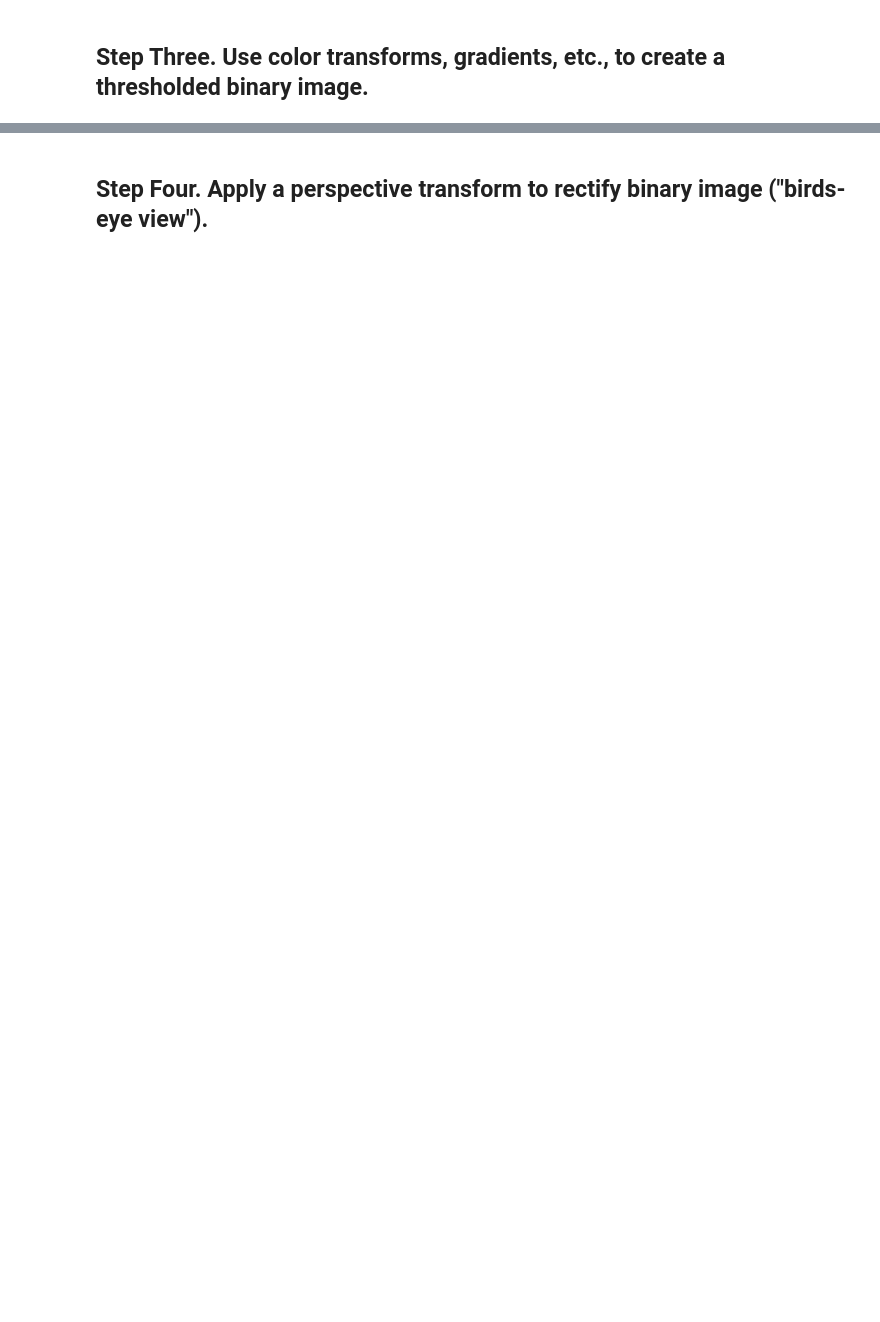
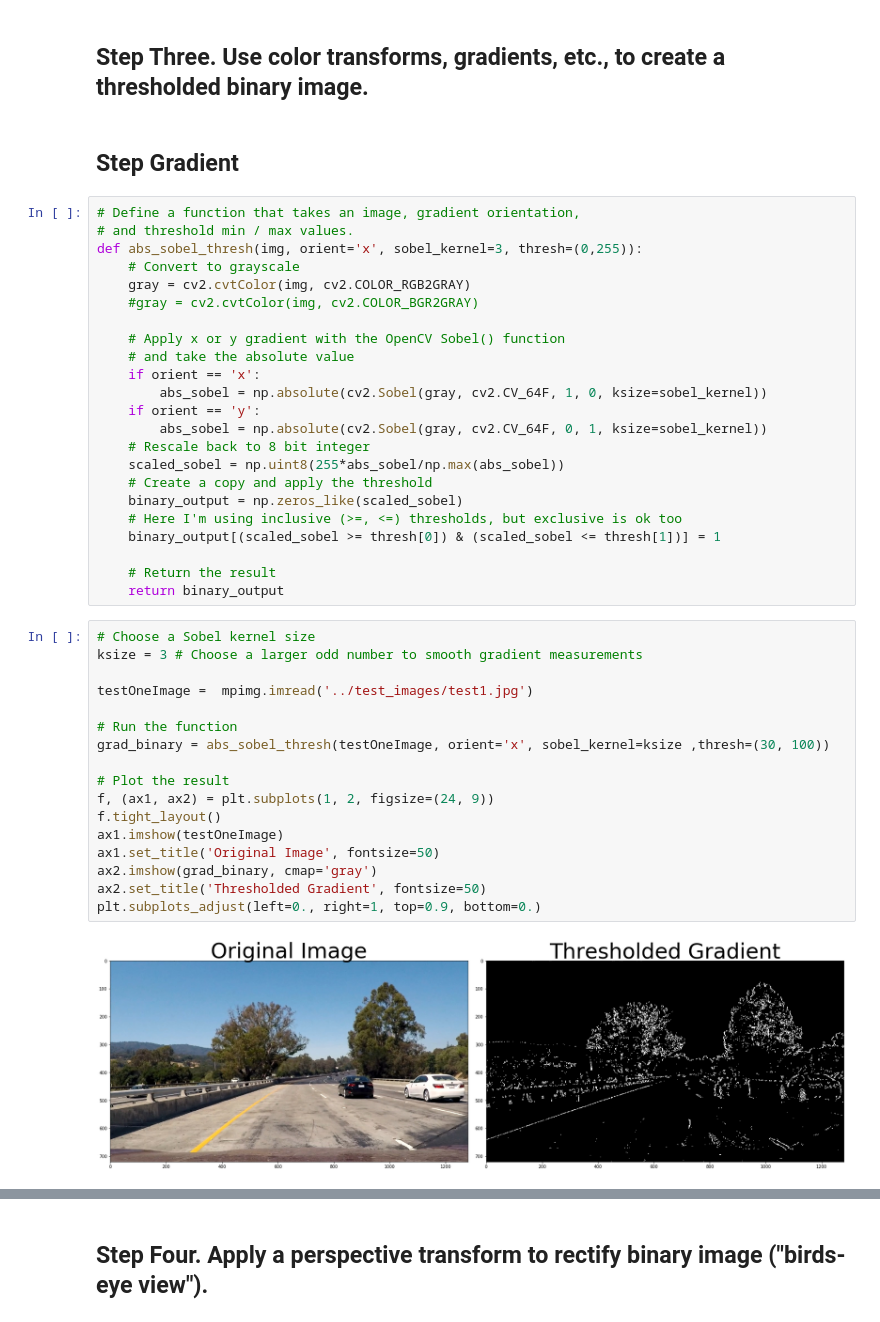
Before and after one commit to calsaviour/sdc, a Jupyter notebook: TermOne/CarND-Advanced-Lane-Lines/camera_cal/Advanced-Lane-Lines-Solution.ipynb, the cells around one changed output, grey strips where cells are left out. Saved outputs shown, nothing was run; the diff lists cells and outputs as text; blank space fills up the shorter version.

Commit message:
Add Step 3 for Gradient Threshold

```diff
--- a/TermOne/CarND-Advanced-Lane-Lines/camera_cal/Advanced-Lane-Lines-Solution.ipynb
+++ b/TermOne/CarND-Advanced-Lane-Lines/camera_cal/Advanced-Lane-Lines-Solution.ipynb
@@ -137,2 +104,46 @@ print (imgpoints)
 # %% [markdown]
 ## Step Three. Use color transforms, gradients, etc., to create a thresholded binary image.
+# %% [markdown]
+## Step Gradient
+# %%
+# Define a function that takes an image, gradient orientation,
+# and threshold min / max values.
+def abs_sobel_thresh(img, orient='x', sobel_kernel=3, thresh=(0,255)):
+    # Convert to grayscale
+    gray = cv2.cvtColor(img, cv2.COLOR_RGB2GRAY)
+    #gray = cv2.cvtColor(img, cv2.COLOR_BGR2GRAY)
+
+    # Apply x or y gradient with the OpenCV Sobel() function
+    # and take the absolute value
+    if orient == 'x':
+        abs_sobel = np.absolute(cv2.Sobel(gray, cv2.CV_64F, 1, 0, ksize=sobel_kernel))
+    if orient == 'y':
+        abs_sobel = np.absolute(cv2.Sobel(gray, cv2.CV_64F, 0, 1, ksize=sobel_kernel))
+    # Rescale back to 8 bit integer
+    scaled_sobel = np.uint8(255*abs_sobel/np.max(abs_sobel))
+    # Create a copy and apply the threshold
+    binary_output = np.zeros_like(scaled_sobel)
+    # Here I'm using inclusive (>=, <=) thresholds, but exclusive is ok too
+    binary_output[(scaled_sobel >= thresh[0]) & (scaled_sobel <= thresh[1])] = 1
+
+    # Return the result
+    return binary_output
+# %%
+# Choose a Sobel kernel size
+ksize = 3 # Choose a larger odd number to smooth gradient measurements
+
+testOneImage =  mpimg.imread('../test_images/test1.jpg')
+
+# Run the function
+grad_binary = abs_sobel_thresh(testOneImage, orient='x', sobel_kernel=ksize ,thresh=(30, 100))
+
+# Plot the result
+f, (ax1, ax2) = plt.subplots(1, 2, figsize=(24, 9))
+f.tight_layout()
+ax1.imshow(testOneImage)
+ax1.set_title('Original Image', fontsize=50)
+ax2.imshow(grad_binary, cmap='gray')
+ax2.set_title('Thresholded Gradient', fontsize=50)
+plt.subplots_adjust(left=0., right=1, top=0.9, bottom=0.)
+# %% [output]
+[figure, added]
```
Also changed, not shown: parts of 15 cells of this notebook.
